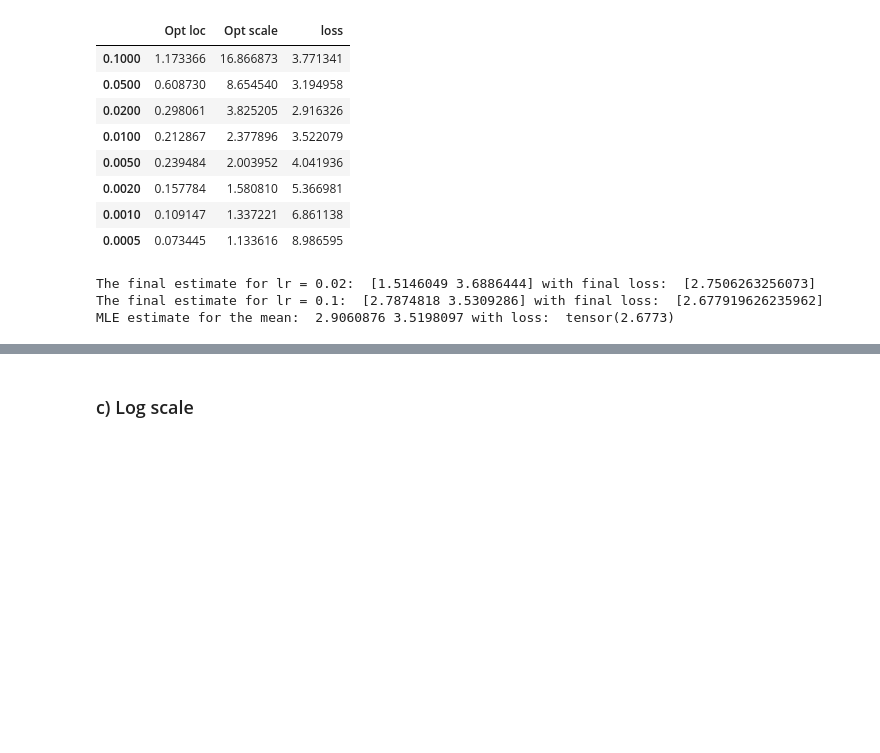
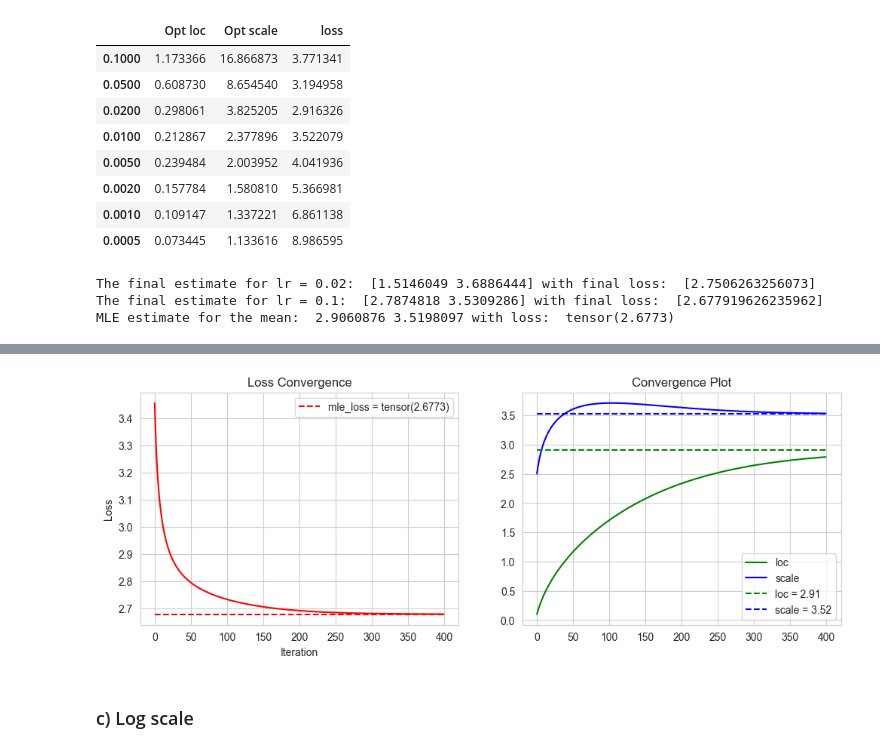
Before and after one commit to Gaurav17Joshi/PML661, a Jupyter notebook: Assignment1/Assignment1_sub.ipynb, the cells around one changed output, grey strips where cells are left out. Drawn from its saved outputs; the diff is of its cells as text; code cells hidden in the pictures; blank space fills up the shorter version.

```diff
--- a/Assignment1/Assignment1_sub.ipynb
+++ b/Assignment1/Assignment1_sub.ipynb
@@ -181,7 +185,7 @@ data = true_samples
 def loss_fun(x):
     dist = torch.distributions.Normal(loc = x[0], scale = x[1])
     # return -dist.log_prob(data).mean()
-    return -dist.log_prob(data).sum()
+    return -dist.log_prob(data).mean()
 
 # The varaiable tensor, whose operations are to be stored
 x = torch.tensor([0.0, 0.5])
@@ -286,3 +290,12 @@ print("MLE estimate for the mean: ", mean_mle, std_mle, "with loss: ", loss_fun(
 The final estimate for lr = 0.02:  [1.5146049 3.6886444] with final loss:  [2.7506263256073]
 The final estimate for lr = 0.1:  [2.7874818 3.5309286] with final loss:  [2.677919626235962]
 MLE estimate for the mean:  2.9060876 3.5198097 with loss:  tensor(2.6773)
+# %%
+x = torch.tensor([0.1, 2.5])
+xs1, losses1 = optimiser(loss_fun, x, learning_rate = 0.020, num_iterations = 400)
+print( "The final estimate for lr = 0.02: " ,xs1[-1], "with final loss: ", [losses1[-1]])
+xs2, losses2 = optimiser(loss_fun, x, learning_rate = 0.100, num_iterations = 400)
+print( "The final estimate for lr = 0.1: " ,xs2[-1], "with final loss: ", [losses2[-1]])
+
+mle_loss = loss_fun(torch.tensor([mean_mle, std_mle]))
+print("MLE estimate for the mean: ", mean_mle, std_mle, "with loss: ", mle_loss)
@@ -289,3 +306,22 @@ MLE estimate for the mean:  2.9060876 3.5198097 with loss:  tensor(2.6773)
+# %%
+fig, ax = plt.subplots(1,2, figsize=(12,4))
+ax[0].plot(losses2, color = 'red')
+ax[0].set_xlabel('Iteration')
+ax[0].set_ylabel('Loss')
+ax[0].set_title('Loss Convergence')
+ax[0].hlines(mle_loss, 0, len(losses2), color = "red", linestyle = "dashed", label = "mle_loss = " + str(mle_loss))
+ax[0].legend()
+
+# Plotting the path taken by theta during optimization
+ax[1].plot([x[0] for x in xs2], color = "green", label = "loc")
+ax[1].plot([x[1] for x in xs2], color = "blue", label = "scale")
+ax[1].hlines(mean_mle, 0, len(losses2), color = "green", linestyle = "dashed", label = "loc = " + "{:.2f}".format(mean_mle.item()))
+ax[1].hlines(std_mle, 0, len(losses2), color = "blue", linestyle = "dashed", label = "scale = " + "{:.2f}".format(std_mle.item()))
+ax[1].legend()
+ax[1].set_title('Convergence Plot')
+plt.show()
+# %% [output]
+[figure, added]
 # %% [markdown]
 ### c) Log scale
 # %%
```
Also changed, not shown: parts of 4 cells of this notebook.
